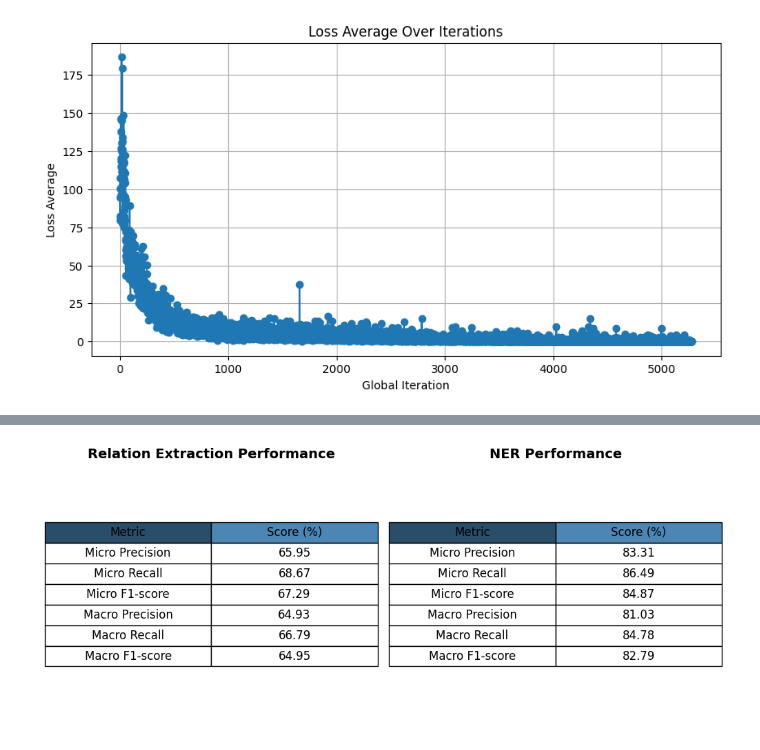
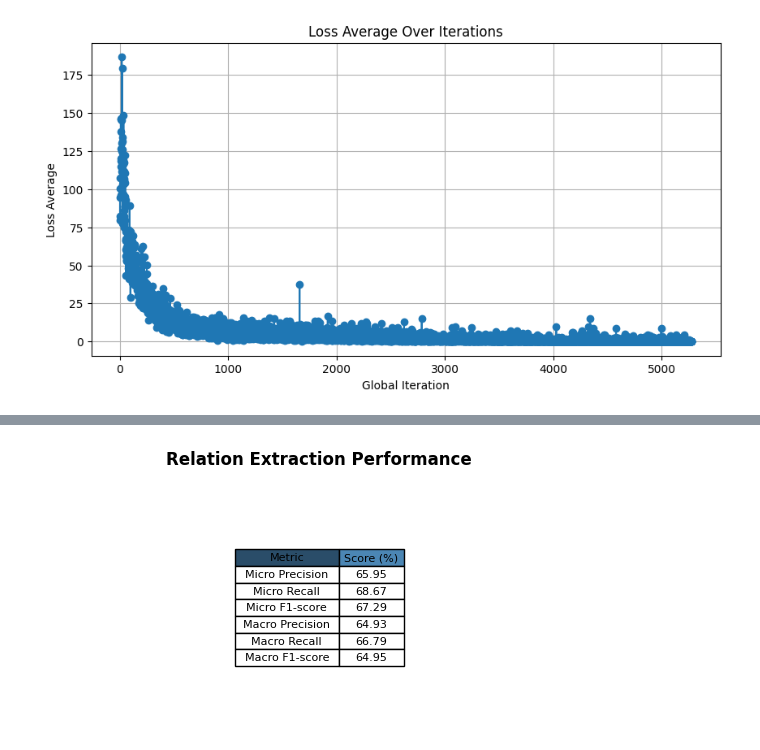
Before and after one commit to surya-selvakumar/RelationExtraction-CNN, a Jupyter notebook: Training.ipynb, the cells around one changed output, grey strips where cells are left out. Drawn from its saved outputs; the diff is of its cells as text; code cells hidden in the pictures.

```diff
--- a/Training.ipynb
+++ b/Training.ipynb
@@ -275,69 +185,41 @@ plt.show()
 # %%
-import pandas as pd
-import matplotlib.pyplot as plt
-
 # Extract relation extraction metrics
 rel_metrics = {
     "Metric": ["Micro Precision", "Micro Recall", "Micro F1-score",
                "Macro Precision", "Macro Recall", "Macro F1-score"],
     "Score (%)": [f"{df['rel_prec_micro'].values[0]:.2f}",
                   f"{df['rel_rec_micro'].values[0]:.2f}",
                   f"{df['rel_f1_micro'].values[0]:.2f}",
                   f"{df['rel_prec_macro'].values[0]:.2f}",
                   f"{df['rel_rec_macro'].values[0]:.2f}",
                   f"{df['rel_f1_macro'].values[0]:.2f}"]
 }
 
-# Extract NER metrics
-ner_metrics = {
-    "Metric": ["Micro Precision", "Micro Recall", "Micro F1-score",
-               "Macro Precision", "Macro Recall", "Macro F1-score"],
-    "Score (%)": [f"{df['ner_prec_micro'].values[0]:.2f}",
-                  f"{df['ner_rec_micro'].values[0]:.2f}",
-                  f"{df['ner_f1_micro'].values[0]:.2f}",
-                  f"{df['ner_prec_macro'].values[0]:.2f}",
-                  f"{df['ner_rec_macro'].values[0]:.2f}",
-                  f"{df['ner_f1_macro'].values[0]:.2f}"]
-}
+# Convert to DataFrame for visualization
+rel_df = pd.DataFrame(rel_metrics)
 
-# Convert to DataFrames for visualization
-rel_df = pd.DataFrame(rel_metrics)
-ner_df = pd.DataFrame(ner_metrics)
+# Set figure size
+fig, ax = plt.subplots(figsize=(7, 3))
 
-# Create figure with tight layout for better fit
-fig, axes = plt.subplots(1, 2, figsize=(10, 4))  # Smaller figure size for less white space
+# Remove axis
+ax.xaxis.set_visible(False)
+ax.yaxis.set_visible(False)
+ax.set_frame_on(False)
 
-# Remove axes
-for ax in axes:
-    ax.xaxis.set_visible(False)
-    ax.yaxis.set_visible(False)
-    ax.set_frame_on(False)
+# Create a table using seaborn styling
+table = plt.table(cellText=rel_df.values,
+                  colLabels=rel_df.columns,
+                  cellLoc="center",
+                  loc="center",
+                  colColours=["#2A4D69", "#4B86B4"])  # Professional color scheme
 
-# Create tables
-table1 = axes[0].table(cellText=rel_df.values,
-                        colLabels=rel_df.columns,
-                        cellLoc="center",
-                        loc="center",
-                        colColours=["#2A4D69", "#4B86B4"])
+# Adjust styling
+table.auto_set_font_size(False)
+table.set_fontsize(8)
+table.auto_set_column_width([0, 1])  # Adjust column width
 
-table2 = axes[1].table(cellText=ner_df.values,
-                        colLabels=ner_df.columns,
-                        cellLoc="center",
-                        loc="center",
-                        colColours=["#2A4D69", "#4B86B4"])
-
-# Adjust table styling to make them bigger
-for table in [table1, table2]:
-    table.auto_set_font_size(False)
-    table.set_fontsize(12)  # Increase font size
-    table.scale(1.5, 1.5)  # Zoom into the table by scaling it
-
-# Set titles
-axes[0].set_title("Relation Extraction Performance", fontsize=14, fontweight="bold", pad=10)
-axes[1].set_title("NER Performance", fontsize=14, fontweight="bold", pad=10)
-
-# Remove extra space
-plt.tight_layout(pad=0.1)  # Minimize padding
+# Display the table
+plt.title("Relation Extraction Performance", fontsize=12, fontweight="bold", pad=20)
 plt.show()
 # %% [output]
-[figure, old version]
+[figure, new version]
```
Also changed, not shown: parts of 4 cells of this notebook, 2 other files.
